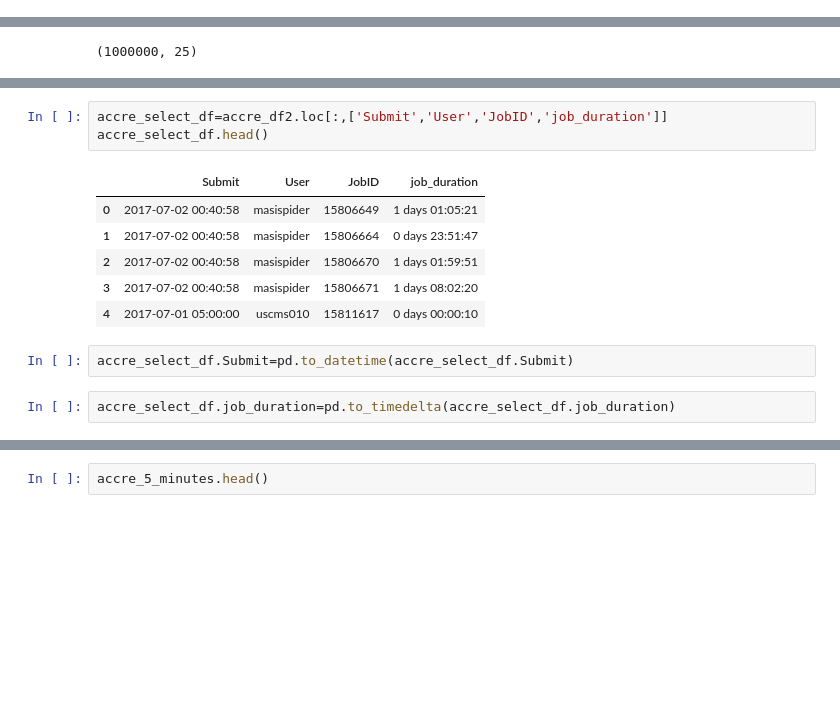
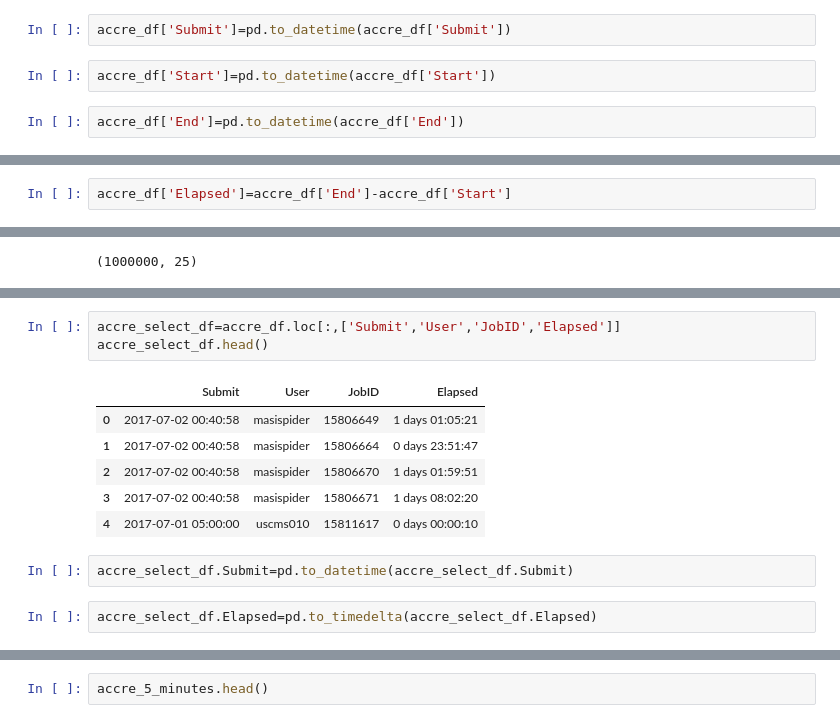
Before and after one commit to asidamo/Analysis-of-Job-Logs, a Jupyter notebook: Q2_AmanuelAccre.ipynb, the cells around one changed output, grey strips where cells are left out. Drawn from its saved outputs; the diff is of its cells as text; blank space fills up the shorter version.

```diff
--- a/Q2_AmanuelAccre.ipynb
+++ b/Q2_AmanuelAccre.ipynb
@@ -81,0 +37,6 @@ job_duration.shape
+# %%
+accre_df['Submit']=pd.to_datetime(accre_df['Submit'])
+# %%
+accre_df['Start']=pd.to_datetime(accre_df['Start'])
+# %%
+accre_df['End']=pd.to_datetime(accre_df['End'])
@@ -82,3 +45,5 @@ job_duration.shape
+# %%
+accre_df['Elapsed']=accre_df['End']-accre_df['Start']
 # %%
 accre_df.shape
 # %% [output]
@@ -153,8 +83,8 @@ Name: job_duration, dtype: timedelta64[ns]
 # %%
-accre_select_df=accre_df2.loc[:,['Submit','User','JobID','job_duration']]
+accre_select_df=accre_df.loc[:,['Submit','User','JobID','Elapsed']]
 accre_select_df.head()
 # %% [output]
-|  | Submit | User | JobID | job_duration |
+|  | Submit | User | JobID | Elapsed |
 | 0 | 2017-07-02 00:40:58 | masispider | 15806649 | 1 days 01:05:21 |
 | 1 | 2017-07-02 00:40:58 | masispider | 15806664 | 0 days 23:51:47 |
 | 2 | 2017-07-02 00:40:58 | masispider | 15806670 | 1 days 01:59:51 |
@@ -163,5 +93,5 @@ accre_select_df.head()
 # %%
 accre_select_df.Submit=pd.to_datetime(accre_select_df.Submit)
 # %%
-accre_select_df.job_duration=pd.to_timedelta(accre_select_df.job_duration)
+accre_select_df.Elapsed=pd.to_timedelta(accre_select_df.Elapsed)
 # %%
```
Also changed, not shown: parts of 36 cells of this notebook.
